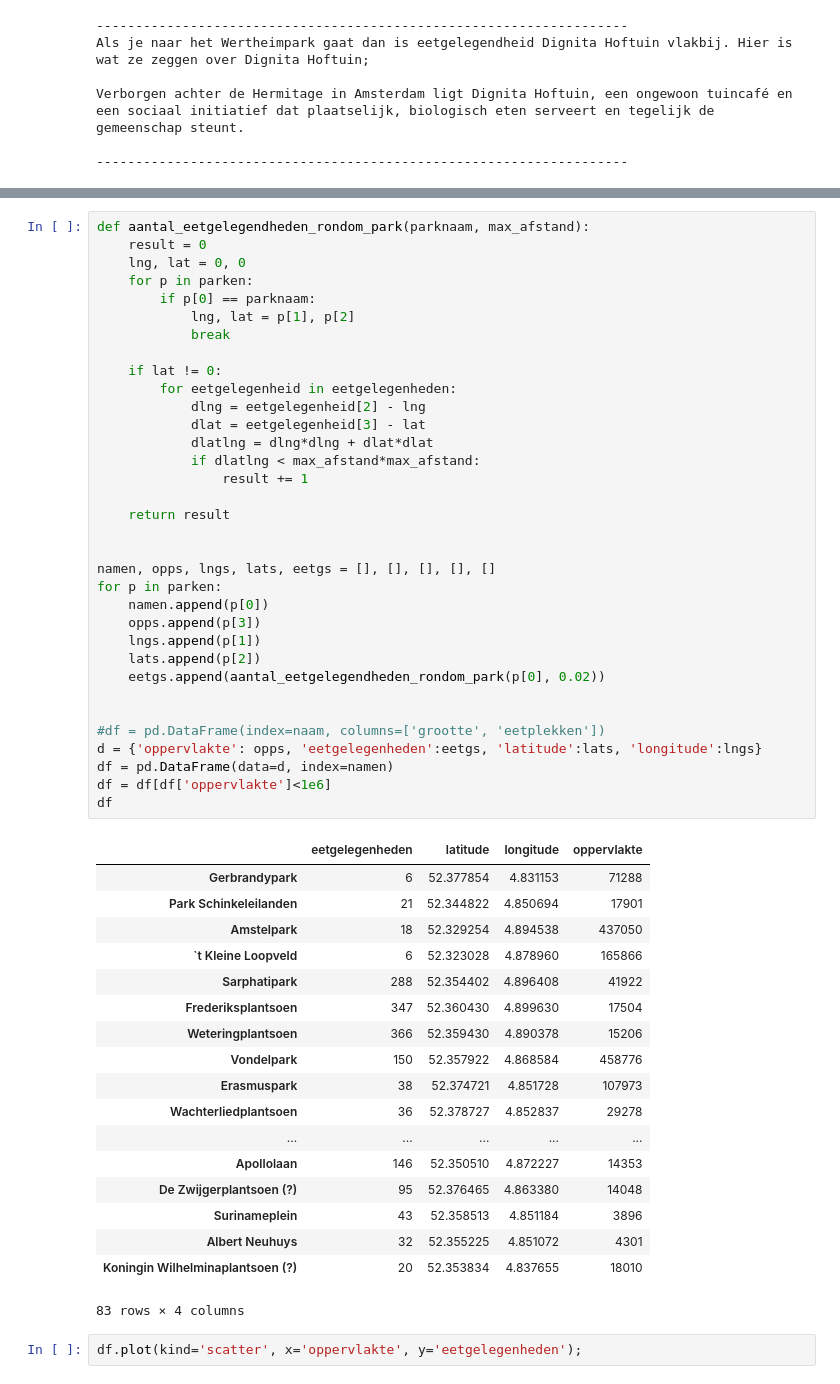
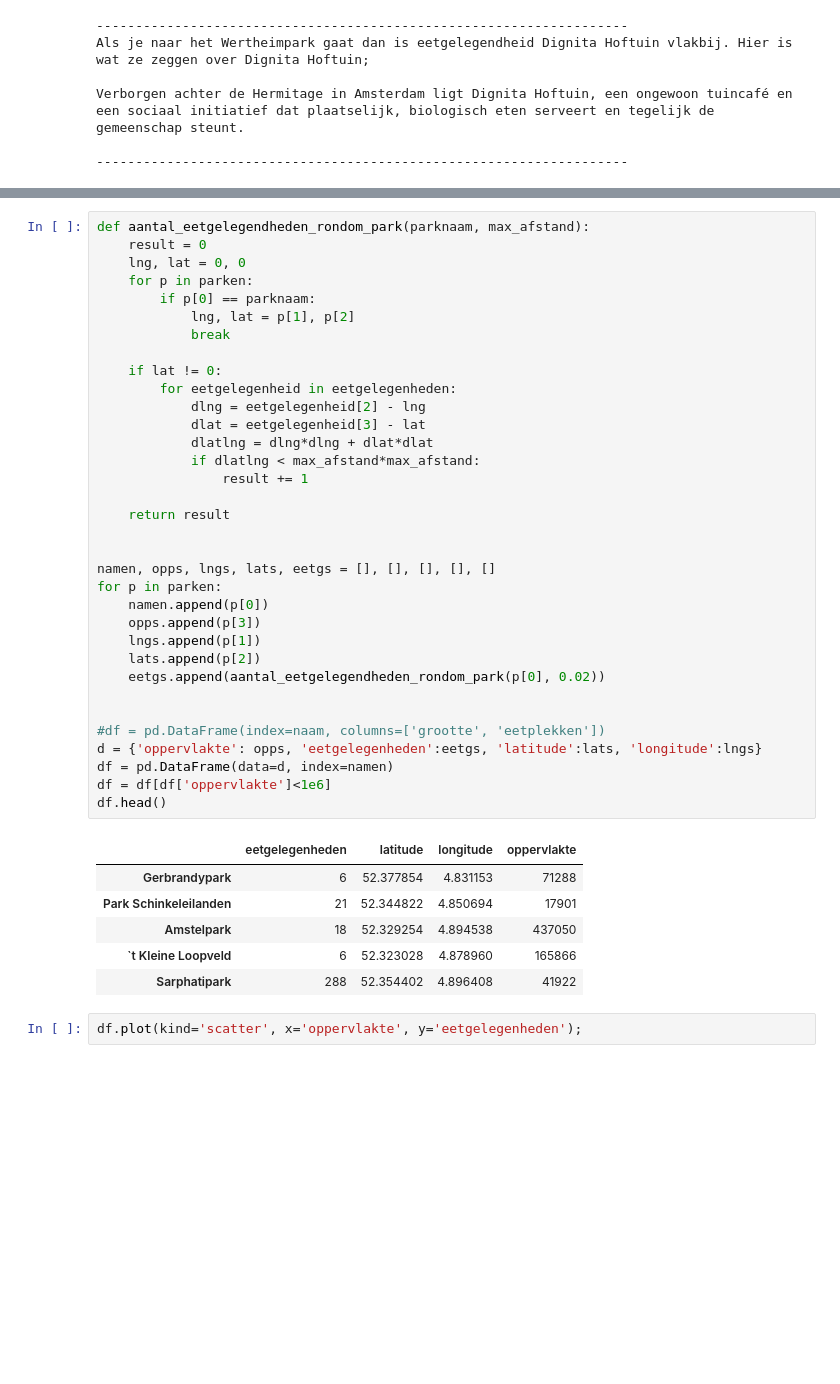
Before and after one commit to waternet/datalab_demo, a Jupyter notebook: Demo ML.ipynb, the cells around one changed output, grey strips where cells are left out. Cells and saved outputs as stored; diff of their text form; blank space fills up the shorter version.

```diff
--- a/Demo ML.ipynb
+++ b/Demo ML.ipynb
@@ -142,46 +117,34 @@ def aantal_eetgelegendheden_rondom_park(parknaam, max_afstand):
         for eetgelegenheid in eetgelegenheden:
             dlng = eetgelegenheid[2] - lng
             dlat = eetgelegenheid[3] - lat
             dlatlng = dlng*dlng + dlat*dlat
             if dlatlng < max_afstand*max_afstand:
                 result += 1
 
     return result
 
 
 namen, opps, lngs, lats, eetgs = [], [], [], [], []
 for p in parken:
     namen.append(p[0])
     opps.append(p[3])
     lngs.append(p[1])
     lats.append(p[2])
     eetgs.append(aantal_eetgelegendheden_rondom_park(p[0], 0.02))
 
 
 #df = pd.DataFrame(index=naam, columns=['grootte', 'eetplekken'])
 d = {'oppervlakte': opps, 'eetgelegenheden':eetgs, 'latitude':lats, 'longitude':lngs}
 df = pd.DataFrame(data=d, index=namen)
 df = df[df['oppervlakte']<1e6]
-df
+df.head()
 # %% [output]
 |  | eetgelegenheden | latitude | longitude | oppervlakte |
 | Gerbrandypark | 6 | 52.377854 | 4.831153 | 71288 |
 | Park Schinkeleilanden | 21 | 52.344822 | 4.850694 | 17901 |
 | Amstelpark | 18 | 52.329254 | 4.894538 | 437050 |
 | `t Kleine Loopveld | 6 | 52.323028 | 4.878960 | 165866 |
 | Sarphatipark | 288 | 52.354402 | 4.896408 | 41922 |
-| Frederiksplantsoen | 347 | 52.360430 | 4.899630 | 17504 |
-| Weteringplantsoen | 366 | 52.359430 | 4.890378 | 15206 |
-| Vondelpark | 150 | 52.357922 | 4.868584 | 458776 |
-| Erasmuspark | 38 | 52.374721 | 4.851728 | 107973 |
-| Wachterliedplantsoen | 36 | 52.378727 | 4.852837 | 29278 |
-| ... | ... | ... | ... | ... |
-| Apollolaan | 146 | 52.350510 | 4.872227 | 14353 |
-| De Zwijgerplantsoen (?) | 95 | 52.376465 | 4.863380 | 14048 |
-| Surinameplein | 43 | 52.358513 | 4.851184 | 3896 |
-| Albert Neuhuys | 32 | 52.355225 | 4.851072 | 4301 |
-| Koningin Wilhelminaplantsoen (?) | 20 | 52.353834 | 4.837655 | 18010 |
-83 rows × 4 columns
 # %%
 df.plot(kind='scatter', x='oppervlakte', y='eetgelegenheden');
 # %% [output]
```
Also changed, not shown: parts of 6 cells of this notebook.
